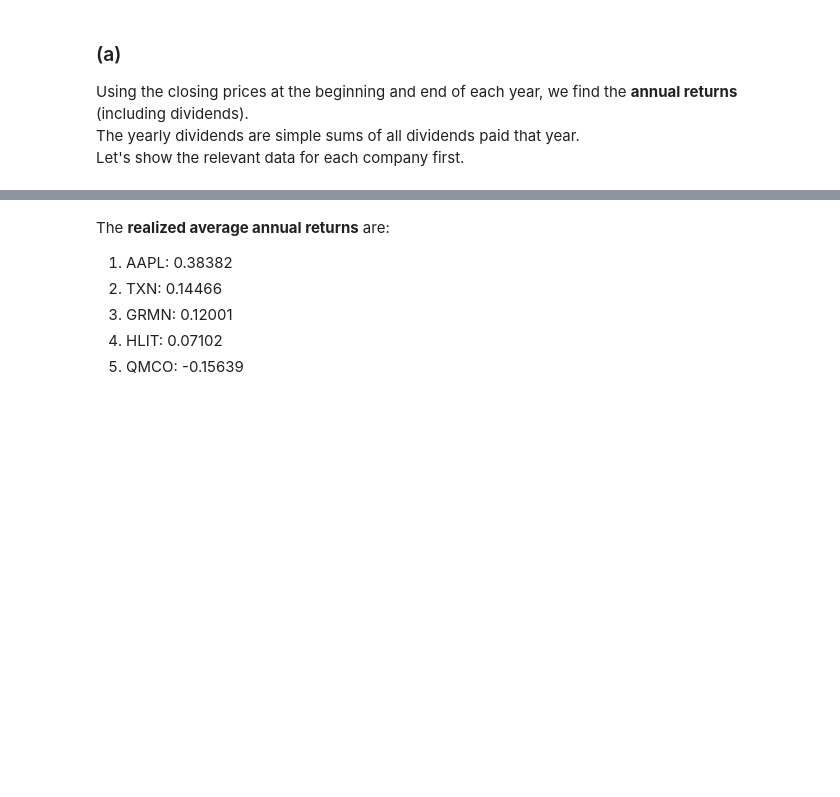
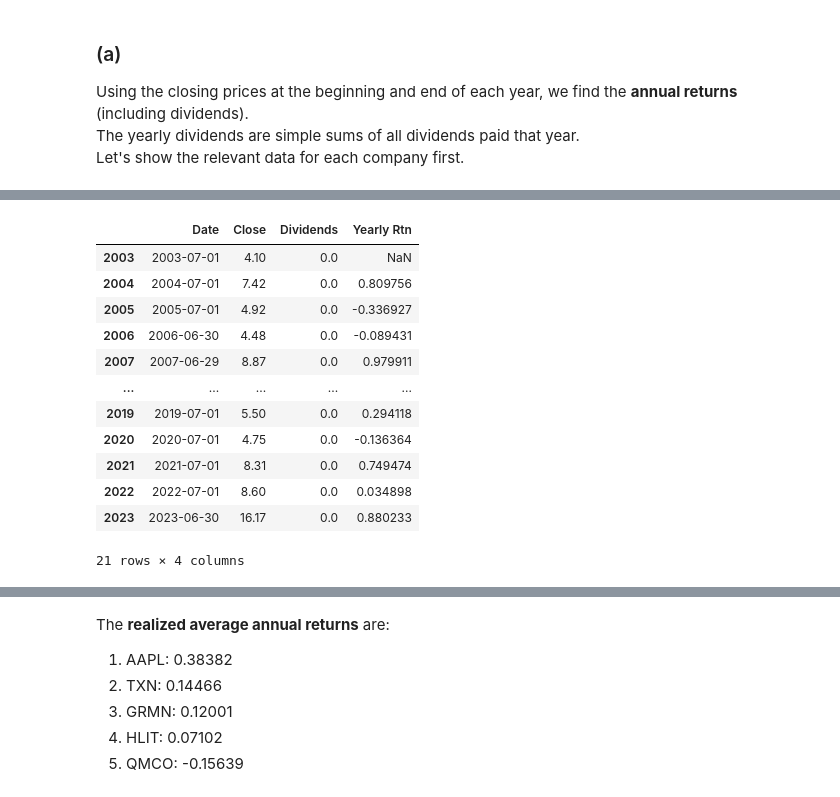
Before and after one commit to HYChangTAMU/Projects, a Jupyter notebook: Assignment1/Project1.ipynb, the cells around one changed output, grey strips where cells are left out. Drawn from its saved outputs; the diff is of its cells as text; code cells hidden in the pictures; blank space fills up the shorter version.

```diff
--- a/Assignment1/Project1.ipynb
+++ b/Assignment1/Project1.ipynb
@@ -179,2 +120,0 @@ GRMN
-# %%
-hlit_yr.style.set_caption("HLIT")
@@ -220,0 +169,16 @@ QMCO
+# %%
+hlit_yr
+# %% [output]
+|  | Date | Close | Dividends | Yearly Rtn |
+| 2003 | 2003-07-01 | 4.10 | 0.0 | NaN |
+| 2004 | 2004-07-01 | 7.42 | 0.0 | 0.809756 |
+| 2005 | 2005-07-01 | 4.92 | 0.0 | -0.336927 |
+| 2006 | 2006-06-30 | 4.48 | 0.0 | -0.089431 |
+| 2007 | 2007-06-29 | 8.87 | 0.0 | 0.979911 |
+| ... | ... | ... | ... | ... |
+| 2019 | 2019-07-01 | 5.50 | 0.0 | 0.294118 |
+| 2020 | 2020-07-01 | 4.75 | 0.0 | -0.136364 |
+| 2021 | 2021-07-01 | 8.31 | 0.0 | 0.749474 |
+| 2022 | 2022-07-01 | 8.60 | 0.0 | 0.034898 |
+| 2023 | 2023-06-30 | 16.17 | 0.0 | 0.880233 |
+21 rows × 4 columns
```
Also changed, not shown: parts of 16 cells of this notebook.
